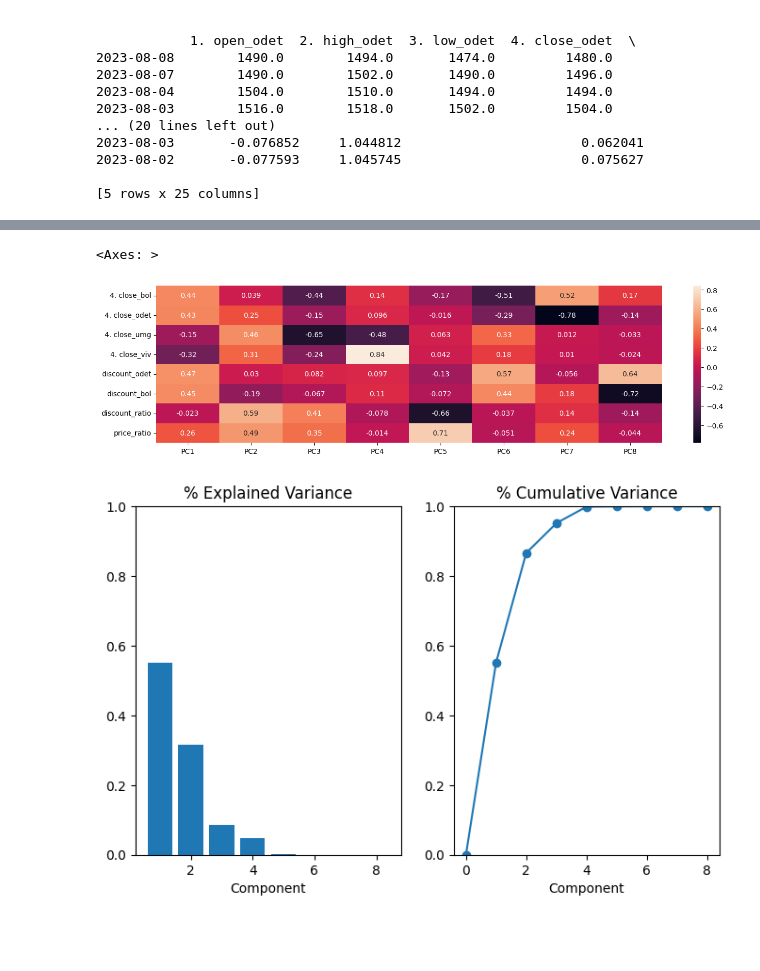
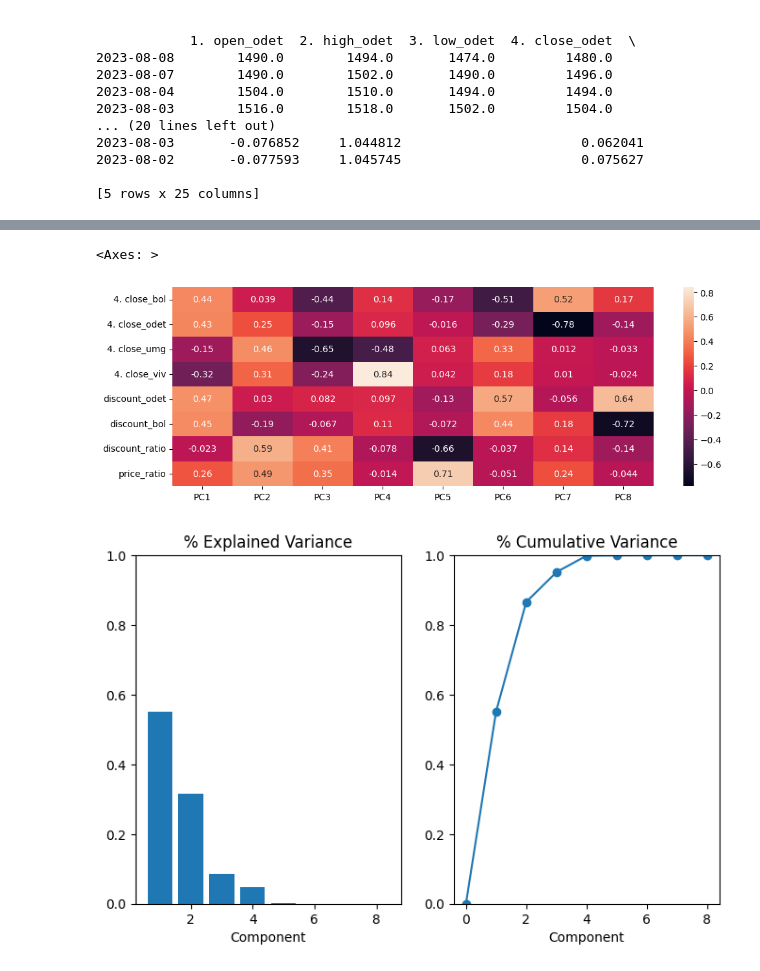
Before and after one commit to DrGodfrey/data-analysis-bollore-odet-group, a Jupyter notebook: valuation-bollore-odet.ipynb, the cells around one changed output, grey strips where cells are left out. Drawn from its saved outputs; the diff is of its cells as text; code cells hidden in the pictures; blank space fills up the shorter version.

```diff
--- a/valuation-bollore-odet.ipynb
+++ b/valuation-bollore-odet.ipynb
@@ -523,11 +528,11 @@ loadings
 | discount_ratio | -0.022676 | 0.591317 | 0.406017 | -0.077731 | -0.662085 | -0.036842 | 0.135900 | -0.144069 |
 | price_ratio | 0.260668 | 0.493631 | 0.349873 | -0.014361 | 0.709785 | -0.050652 | 0.239716 | -0.044023 |
 # %%
-plt.figure(figsize=(16,4))
+plt.figure(figsize=(12,4))
 sns.heatmap(loadings, annot=True)
 # %% [output]
 <Axes: >
-[figure, old version]
+[figure, new version]
 # %%
 # Reference: https://www.kaggle.com/code/ryanholbrook/principal-component-analysis
 # Look at explained variance
```
Also changed, not shown: parts of 8 cells of this notebook.
